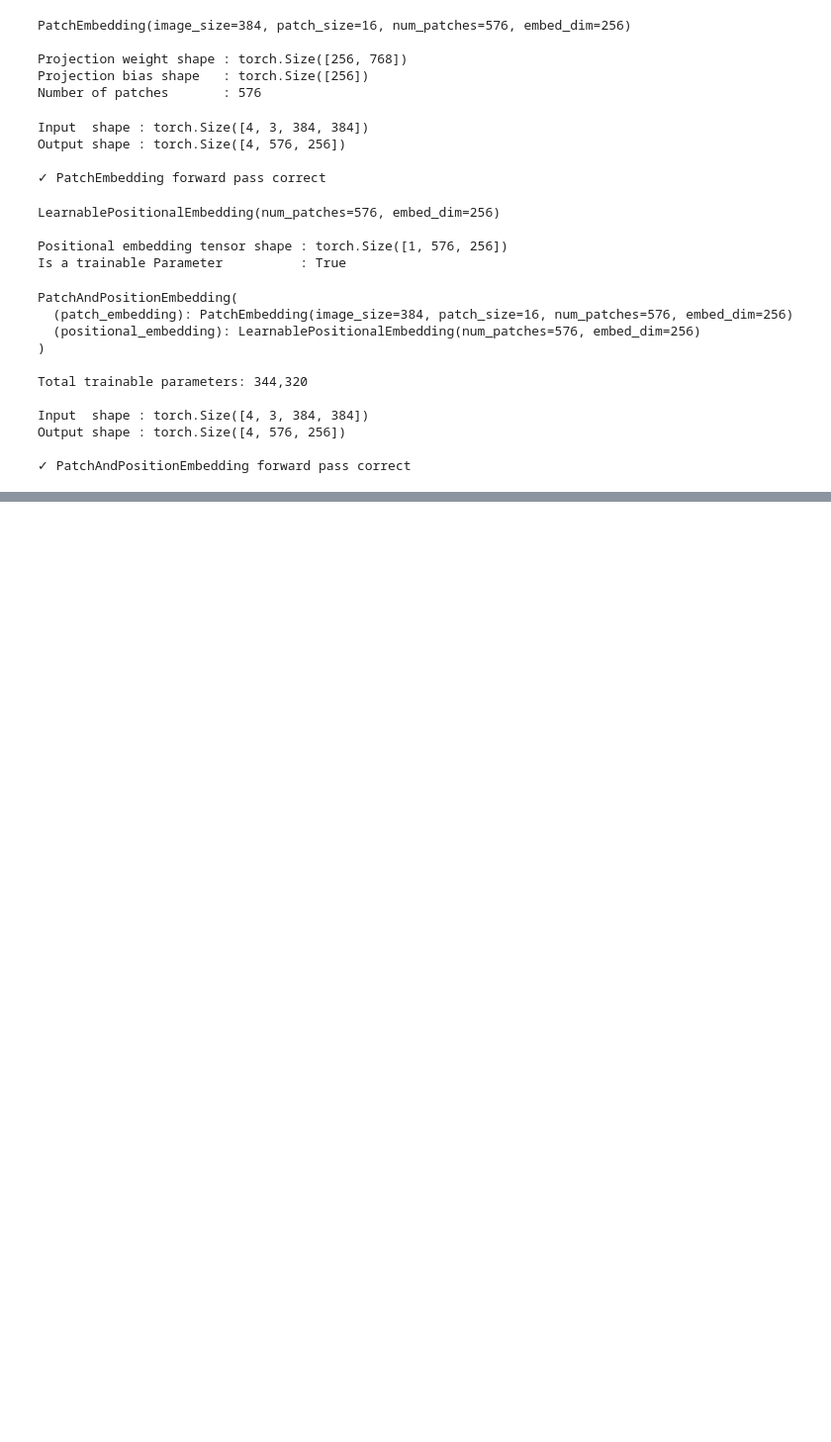
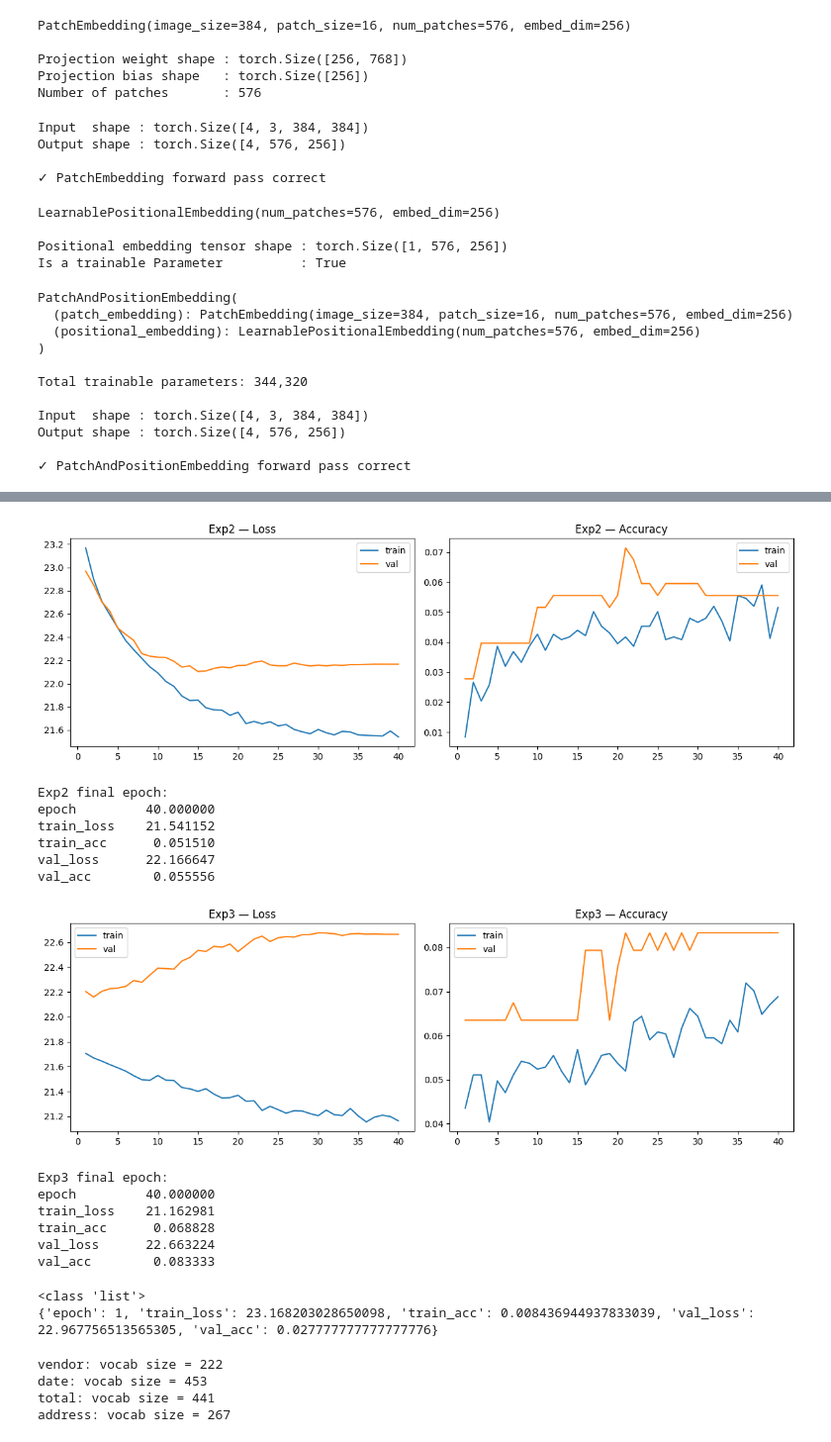
Before and after one commit to SahilSheth1/CS_4375_Project, a Jupyter notebook: Notebooks/model.ipynb, the cells around one changed output, grey strips where cells are left out. Shown at 99% size. Cells and saved outputs as stored; diff of their text form; code cells hidden in the pictures; blank space fills up the shorter version.

Commit message:
Lots of stuff and improvements. Still working on model training, fastAPI backend and frontend as well as eval metrics

```diff
--- a/Notebooks/model.ipynb
+++ b/Notebooks/model.ipynb
@@ -616,0 +707,20 @@ print("\n✓ F1 scores logged")
+# %%
+# Cell 24 — Paths and device
+REPO_ROOT = Path("..")
+
+CKPT_PATH = REPO_ROOT / "Experiments" / "checkpoints" / "exp2" / "best_model.pt"
+VOCAB_PATH = REPO_ROOT / "Experiments" / "vocab.json"
+TEMPS_PATH = REPO_ROOT / "Experiments" / "temperatures.json"
+THRESH_PATH = REPO_ROOT / "Experiments" / "thresholds.json"
+
+IMAGE_SIZE = 384
+PATCH_SIZE = 16
+EMBED_DIM = 256
+
+device = torch.device(
+    "mps" if torch.backends.mps.is_available()
+    else "cuda" if torch.cuda.is_available()
+    else "cpu"
+)
+
+print("Using device:", device)
@@ -616,0 +871,57 @@ print("\n✓ F1 scores logged")
+# %%
+import matplotlib.pyplot as plt
+import pandas as pd
+
+for exp, history in [("Exp2", history_exp2), ("Exp3", history_exp3)]:
+    if not history:
+        print(f"{exp}: no history found")
+        continue
+
+    df_hist = pd.DataFrame(history)
+
+    plt.figure(figsize=(12, 4))
+    plt.subplot(1, 2, 1)
+    plt.plot(df_hist["epoch"], df_hist["train_loss"], label="train")
+    plt.plot(df_hist["epoch"], df_hist["val_loss"],   label="val")
+    plt.title(f"{exp} — Loss"); plt.legend()
+
+    plt.subplot(1, 2, 2)
+    plt.plot(df_hist["epoch"], df_hist["train_acc"], label="train")
+    plt.plot(df_hist["epoch"], df_hist["val_acc"],   label="val")
+    plt.title(f"{exp} — Accuracy"); plt.legend()
+
+    plt.tight_layout()
+    plt.savefig(f"../Experiments/{exp}_curves.png", dpi=120)
+    plt.show()
+
+    print(f"\n{exp} final epoch:")
+    print(df_hist.iloc[-1].to_string())
+# %% [output]
+[figure, added]
+Exp2 final epoch:
+epoch         40.000000
+train_loss    21.541152
+train_acc      0.051510
+val_loss      22.166647
+val_acc        0.055556
+[figure, added]
+Exp3 final epoch:
+epoch         40.000000
+train_loss    21.162981
+train_acc      0.068828
+val_loss      22.663224
+val_acc        0.083333
+# %%
+print(type(history_exp2))
+print(history_exp2[0])
+# %% [output]
+<class 'list'>
+{'epoch': 1, 'train_loss': 23.168203028650098, 'train_acc': 0.008436944937833039, 'val_loss': 22.967756513565305, 'val_acc': 0.027777777777777776}
+# %%
+for field in ["vendor", "date", "total", "address"]:
+    print(f"{field}: vocab size = {vocab.size(field)}")
+# %% [output]
+vendor: vocab size = 222
+date: vocab size = 453
+total: vocab size = 441
+address: vocab size = 267
```
Also changed, not shown: parts of 21 cells of this notebook, 17 other files.
